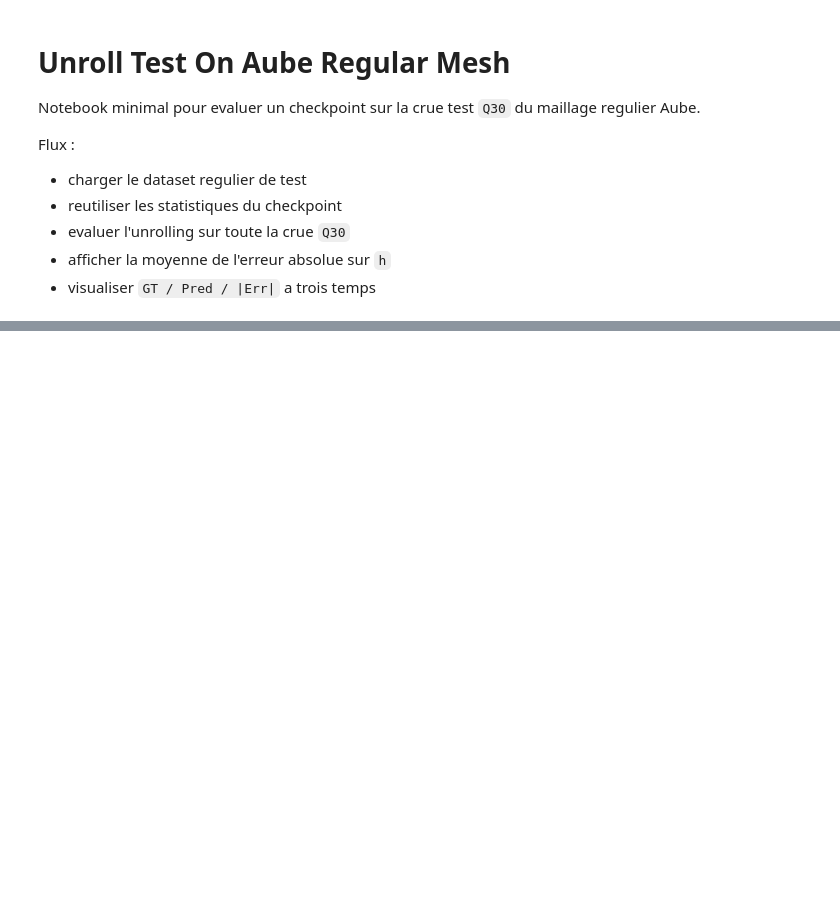
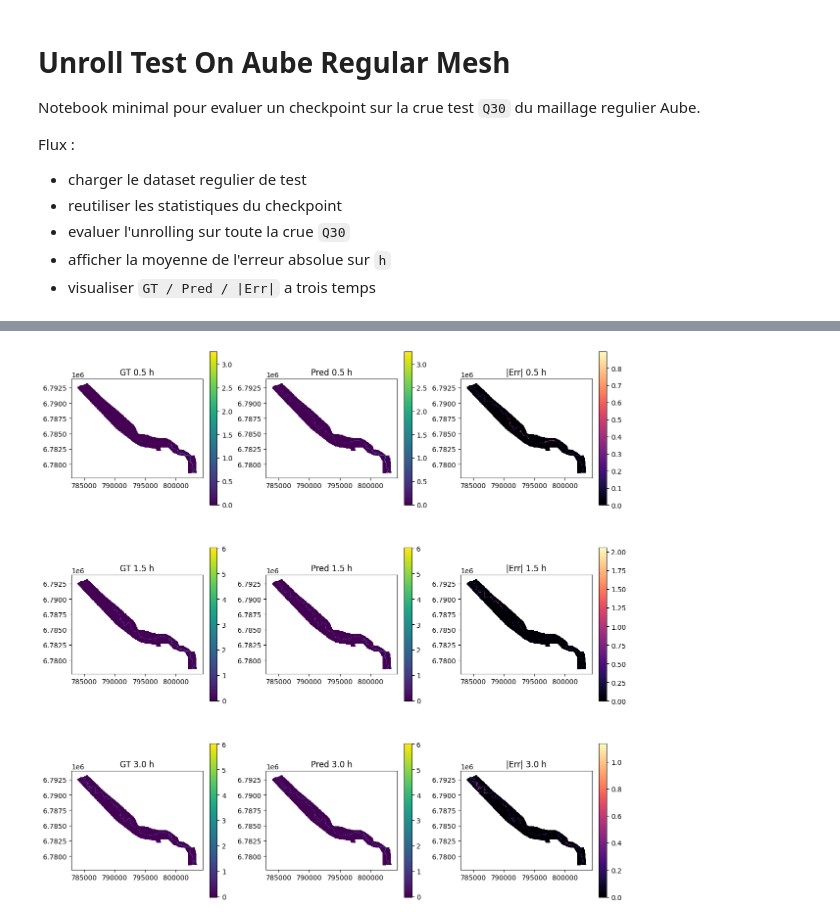
Before and after one commit to vmerc/gnn_modulus_test, a Jupyter notebook: Aube/Aube_regular/unroll_test_regular.ipynb, the cells around one changed output, grey strips where cells are left out. Cells and saved outputs as stored; diff of their text form; code cells hidden in the pictures; blank space fills up the shorter version.

```diff
--- a/Aube/Aube_regular/unroll_test_regular.ipynb
+++ b/Aube/Aube_regular/unroll_test_regular.ipynb
@@ -45,8 +47,8 @@ print("device:", device)
 # %%
 MODEL_CONFIG = {
     "name": "aube_regular_from_scratch",
-    "ckpt_dir": "/work/m24046/m24046mrcr/Test_Aube_regular/checkpoints/config_no_transfer_Aube_regular/Seed0/",
-    "epoch": 500,
+    "ckpt_dir": "/work/m24046/m24046mrcr/Test_Aube_regular/checkpoints/config_transfer_Aube_regular/Seed0/",
+    "epoch": 1900,
     "use_q_feature": True,
     "mesh": "aube_regular",
     "num_input_features": 10,
@@ -59,14 +61,17 @@ MODEL_CONFIG = {
 }
 
 REGULAR_BASE_BIN = "/work/m24046/m24046mrcr/Test_Aube_regular/dataset_50m/regular_50_dataset_base.bin"
-REGULAR_DYNAMIC_FILE = "/work/m24046/m24046mrcr/Test_Aube_regular/dataset_50m/regular_50_dataset_T2V6_Q30_0_0-92.pkl"
-HYDRO_FILE = "/work/m24046/m24046mrcr/Test_Aube_regular/liqu/T2_Q30_V1.liq"
+REGULAR_DYNAMIC_FILE = "/work/m24046/m24046mrcr/Test_Aube_regular/dataset_50m/regular_50_dataset_T2V6_Q100_0_0-92.pkl"
+HYDRO_FILE = "/work/m24046/m24046mrcr/Test_Aube_regular/liqu/T2_Q100_V1.liq"
 REGULAR_MESH_SLF = "/work/m24046/m24046mrcr/Test_Aube_regular/Aube_regular_50m.slf"
 
-REQUESTED_MAX_HOURS = 45
+REQUESTED_MAX_HOURS = 90
 FIGSIZE = (7, 4)
 DT_SECONDS = MODEL_CONFIG["dt_seconds"]
 HOUR_IN_STEPS = max(1, int(round(3600.0 / DT_SECONDS)))
+
+START_HOURS = 0
+START_STEP = int(round(START_HOURS * 3600.0 / DT_SECONDS))
 # %%
 def require_existing(path_like, label):
     path = Path(path_like).expanduser()
@@ -79,6 +84,25 @@ def get_dynamic_length(file_path):
     with open(file_path, "rb") as f:
         return len(pickle.load(f))
 
+def slice_dynamic_file(file_path, start_step):
+    with open(file_path, "rb") as f:
+        dynamic_data = pickle.load(f)
+
+    if start_step <= 0:
+        return Path(file_path), len(dynamic_data)
+
+    shifted_data = dynamic_data[start_step:]
+    if len(shifted_data) < 2:
+        raise ValueError(
+            f"Pas assez de points apres start_step={start_step}. "
+            f"len={len(dynamic_data)}"
+        )
+
+    shifted_path = Path("/tmp") / f"{Path(file_path).stem}_from_{start_step}{Path(file_path).suffix}"
+    with open(shifted_path, "wb") as f:
+        pickle.dump(shifted_data, f)
+
+    return shifted_path, len(shifted_data)
 
 def build_dataset(sequence_length, overlap=1):
     base_kwargs = {
@@ -101,14 +125,16 @@ def build_dataset(sequence_length, overlap=1):
 
     return TelemacDataset(name="aube_regular_test", **base_kwargs)
 
-
 regular_base_path = require_existing(REGULAR_BASE_BIN, "REGULAR_BASE_BIN")
 ckpt_dir = require_existing(MODEL_CONFIG["ckpt_dir"], "CKPT_DIR")
-dynamic_file = require_existing(REGULAR_DYNAMIC_FILE, "REGULAR_DYNAMIC_FILE")
+raw_dynamic_file = require_existing(REGULAR_DYNAMIC_FILE, "REGULAR_DYNAMIC_FILE")
 
 hydro_file = None
 if MODEL_CONFIG["use_q_feature"]:
     hydro_file = require_existing(HYDRO_FILE, "HYDRO_FILE")
+
+dynamic_file, num_samples = slice_dynamic_file(raw_dynamic_file, START_STEP)
+
 
 num_samples = get_dynamic_length(dynamic_file)
 max_available_step = max(1, num_samples - 1)
@@ -255,7 +320,7 @@ xy, triangles = add_mesh_info(mesh)
 triangulation = mtri.Triangulation(xy[:, 0], xy[:, 1], triangles)
 
 graphs = dataset[SEQUENCE_INDEX]
-steps_to_plot = [1, max(1, (len(graphs) - 1) // 2), len(graphs) - 1]
+steps_to_plot = [1, 3,6]
 
 state = create_rollout_state(graphs[0], context)
 snapshots = {}
@@ -312,3 +377,4 @@ for row, step in enumerate(steps_to_plot):
         fig.colorbar(artist, ax=axes[row, col], shrink=0.8)
 
 plt.show()
+# %% [output]
@@ -314,0 +382 @@ plt.show()
+[figure, added]
```
Also changed, not shown: parts of 6 cells of this notebook, 4 other files.
